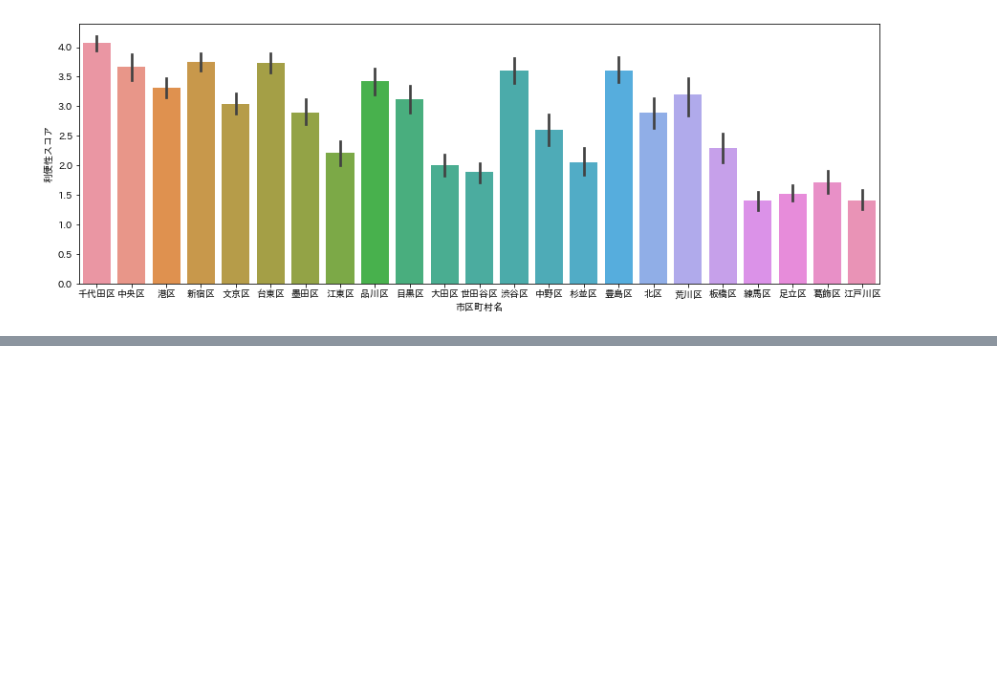
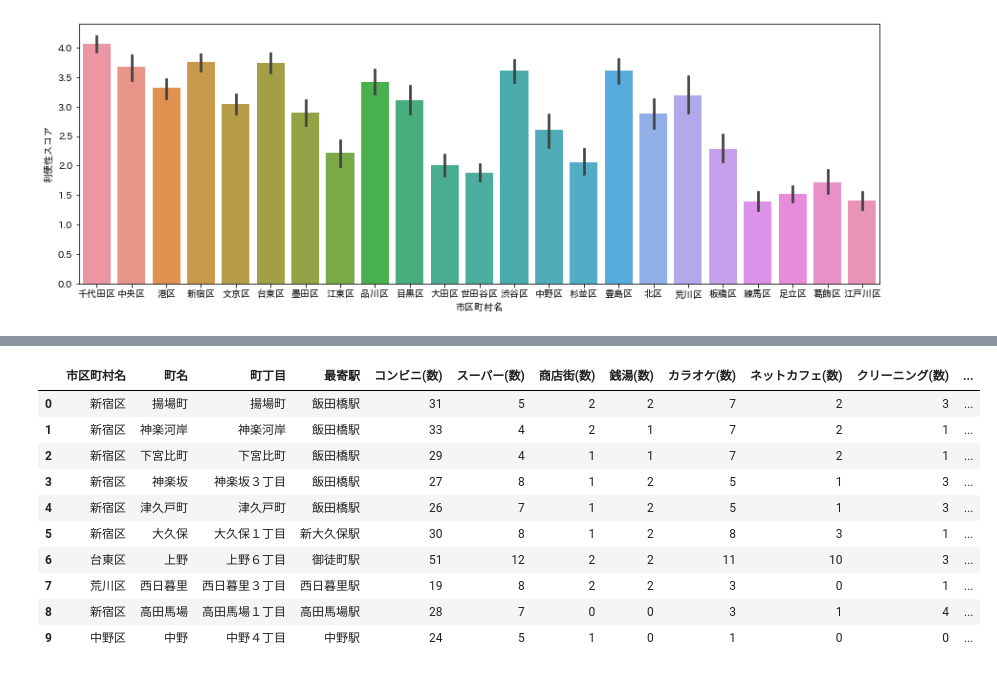
Before and after one commit to z-guard/analysis, a Jupyter notebook: notebooks/convenience_score.ipynb, the cells around one changed output, grey strips where cells are left out. Saved outputs shown, nothing was run; the diff lists cells and outputs as text; code cells hidden in the pictures; blank space fills up the shorter version.

```diff
--- a/notebooks/convenience_score.ipynb
+++ b/notebooks/convenience_score.ipynb
@@ -445 +445,16 @@ df_level.head(20)
+# %%
+df_level = get_score_rank('利便性スコア')
+df_level.head(10)
+# %% [output]
+|  | 市区町村名 | 町名 | 町丁目 | 最寄駅 | コンビニ(数) | スーパー(数) | 商店街(数) | 銭湯(数) | カラオケ(数) | ネットカフェ(数) | クリーニング(数) | ... |
+| 0 | 新宿区 | 揚場町 | 揚場町 | 飯田橋駅 | 31 | 5 | 2 | 2 | 7 | 2 | 3 | ... |
+| 1 | 新宿区 | 神楽河岸 | 神楽河岸 | 飯田橋駅 | 33 | 4 | 2 | 1 | 7 | 2 | 1 | ... |
+| 2 | 新宿区 | 下宮比町 | 下宮比町 | 飯田橋駅 | 29 | 4 | 1 | 1 | 7 | 2 | 1 | ... |
+| 3 | 新宿区 | 神楽坂 | 神楽坂３丁目 | 飯田橋駅 | 27 | 8 | 1 | 2 | 5 | 1 | 3 | ... |
+| 4 | 新宿区 | 津久戸町 | 津久戸町 | 飯田橋駅 | 26 | 7 | 1 | 2 | 5 | 1 | 3 | ... |
+| 5 | 新宿区 | 大久保 | 大久保１丁目 | 新大久保駅 | 30 | 8 | 1 | 2 | 8 | 3 | 1 | ... |
+| 6 | 台東区 | 上野 | 上野６丁目 | 御徒町駅 | 51 | 12 | 2 | 2 | 11 | 10 | 3 | ... |
+| 7 | 荒川区 | 西日暮里 | 西日暮里３丁目 | 西日暮里駅 | 19 | 8 | 2 | 2 | 3 | 0 | 1 | ... |
+| 8 | 新宿区 | 高田馬場 | 高田馬場１丁目 | 高田馬場駅 | 28 | 7 | 0 | 0 | 3 | 1 | 4 | ... |
+| 9 | 中野区 | 中野 | 中野４丁目 | 中野駅 | 24 | 5 | 1 | 0 | 1 | 0 | 0 | ... |
 # %%
```
Also changed, not shown: parts of 15 cells of this notebook.
